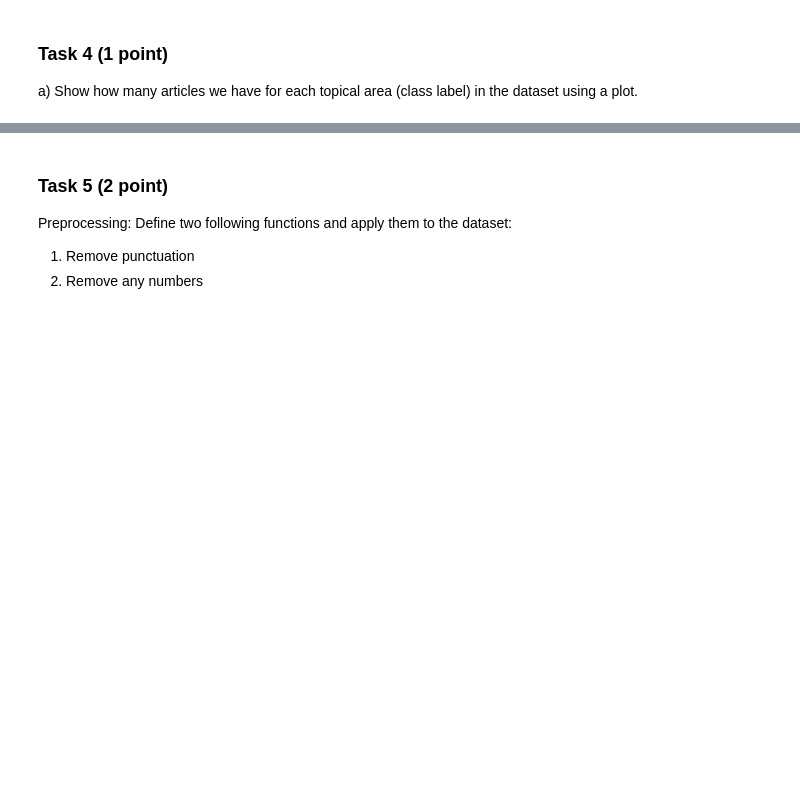
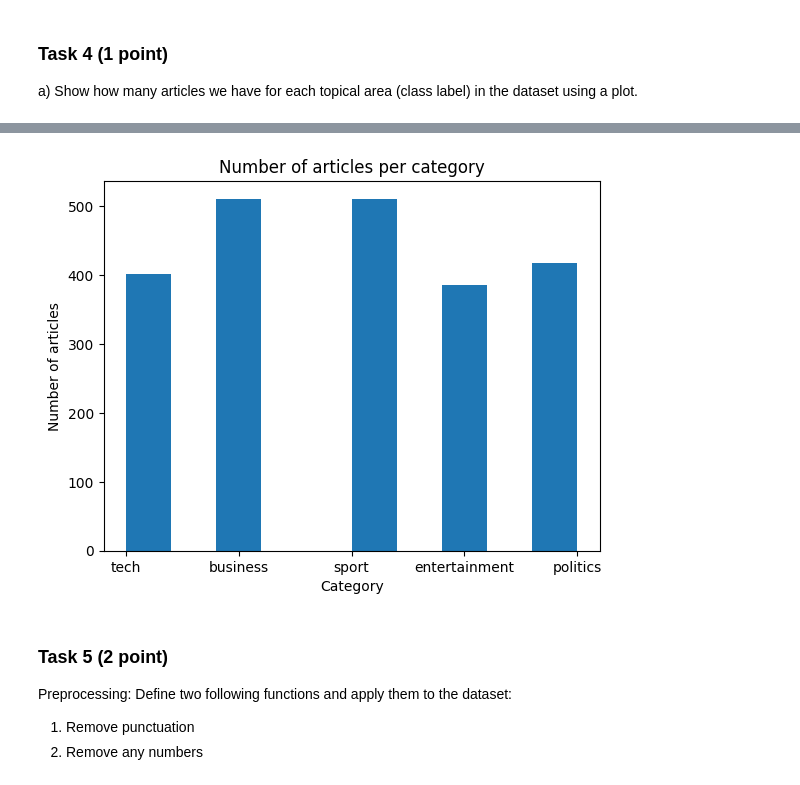
Before and after one commit to AlekseiZhuravlev/Assignments-MSc, a Jupyter notebook: Intro_to_NLP/Assignment_3/Intro2NLP_Assignment_3_AlekseiZhuravlev_AffanZafar.ipynb, the cells around one changed output, grey strips where cells are left out. Cells and saved outputs as stored; diff of their text form; code cells hidden in the pictures; blank space fills up the shorter version.

```diff
--- a/Intro_to_NLP/Assignment_3/Intro2NLP_Assignment_3_AlekseiZhuravlev_AffanZafar.ipynb
+++ b/Intro_to_NLP/Assignment_3/Intro2NLP_Assignment_3_AlekseiZhuravlev_AffanZafar.ipynb
@@ -113,3 +128,6 @@ a) Show how many articles we have for each topical area (class label) in the dat
 # Here comes your code
 
 import pandas as pd
+
+df = pd.read_csv("bbc-news.csv")
+df.head()
@@ -116,3 +141,14 @@ import pandas as pd
+# %%
+import matplotlib.pyplot as plt
+
+plt.hist(df.category)
+plt.title("Number of articles per category")
+plt.xlabel("Category")
+plt.ylabel("Number of articles")
+
+plt.show()
+# %% [output]
+[figure, added]
 # %% [markdown]
 ### Task 5 (2 point)
 
```
Also changed, not shown: parts of 4 cells of this notebook.
